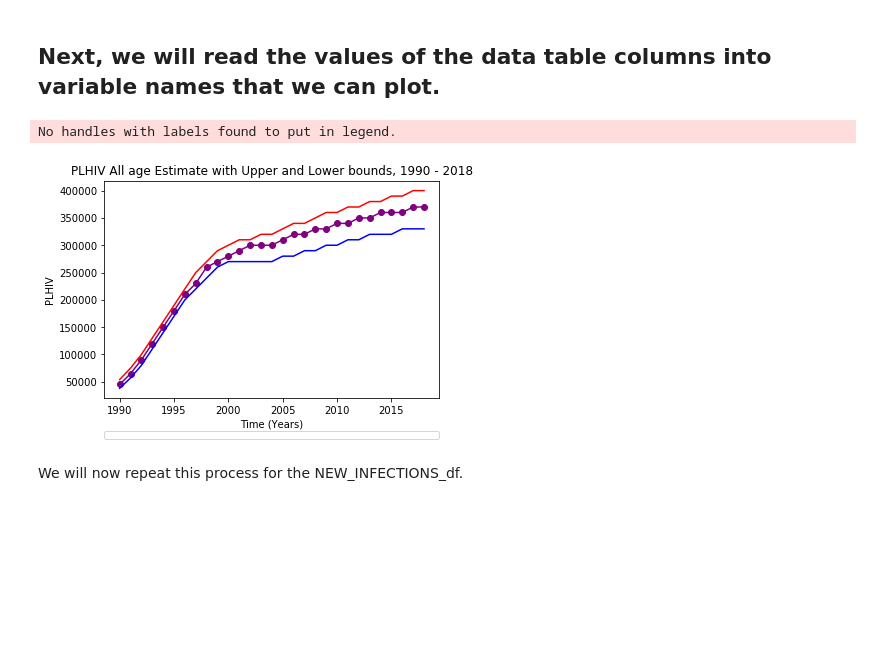
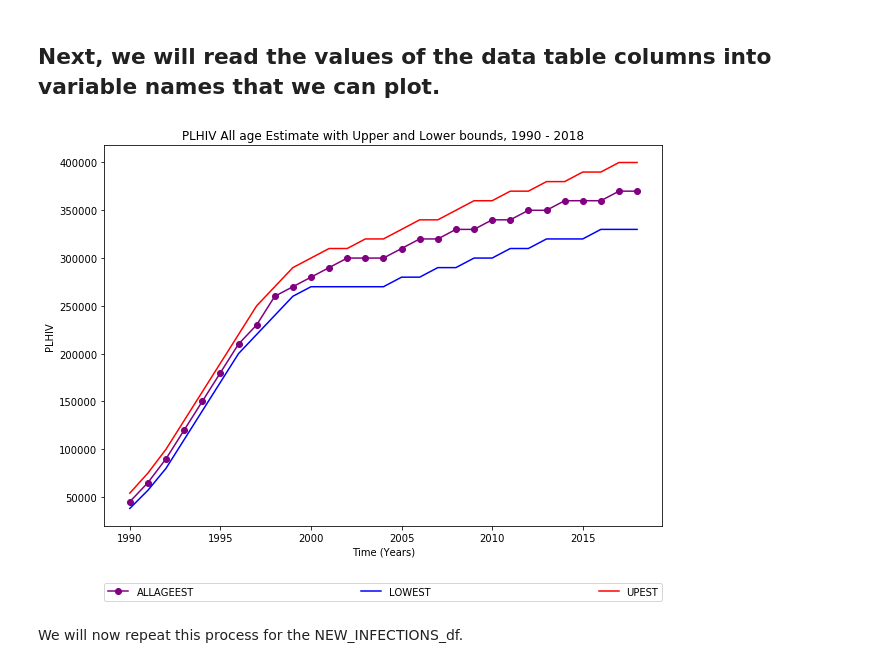
Before and after one commit to PHI-Case-Studies/2019-HIV-Prevalence-Botswana, a Jupyter notebook: HELINA-Workshop-2019-notebook-4.ipynb, the cells around one changed output. Saved outputs shown, nothing was run; the diff lists cells and outputs as text; code cells hidden in the pictures; blank space fills up the shorter version.

Commit message:
adjusted figure sizes

```diff
--- a/HELINA-Workshop-2019-notebook-4.ipynb
+++ b/HELINA-Workshop-2019-notebook-4.ipynb
@@ -50,21 +50,21 @@ import matplotlib.transforms as mtrans
 import numpy as np
 # %%
 #plot the trend graph
+plt.figure(figsize=(10,7))
 plt.plot(year, all_age_est, marker ='o', color ='purple')
 plt.plot(year, all_age_lower_est, color ='blue')
 plt.plot(year, all_age_upper_est, color ='red')
 
 plt.xlabel('Time (Years)')
 plt.ylabel('PLHIV')
 plt.title('PLHIV All age Estimate with Upper and Lower bounds, 1990 - 2018')
 
 
 #plt.legend()
 plt.legend(bbox_to_anchor=(0, -0.15, 1, 0), loc=2, ncol=3, mode="expand", borderaxespad=0)
 plt.show()
 # %% [output]
-No handles with labels found to put in legend.
-[figure, old version]
+[figure, new version]
 # %% [markdown]
 We will now repeat this process for the NEW_INFECTIONS_df.
 # %%
```
Also changed, not shown: parts of 2 cells of this notebook.
